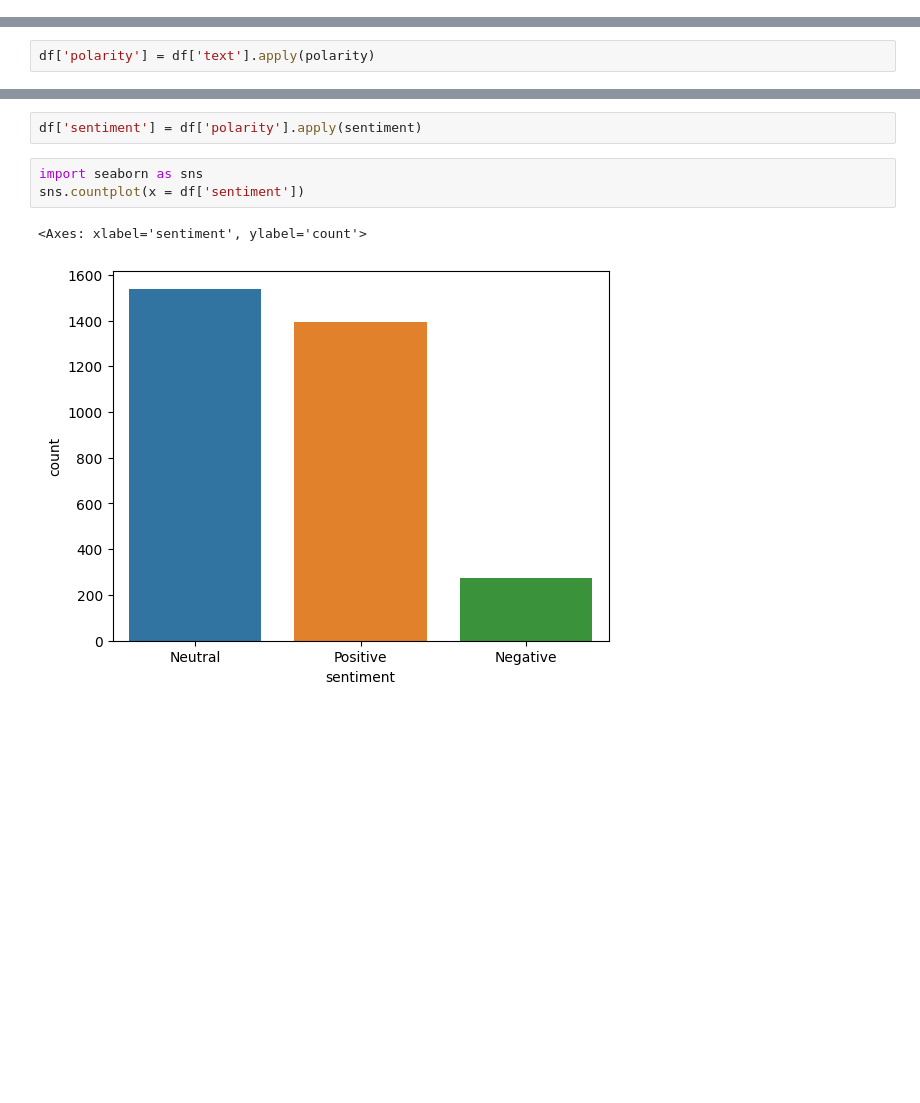
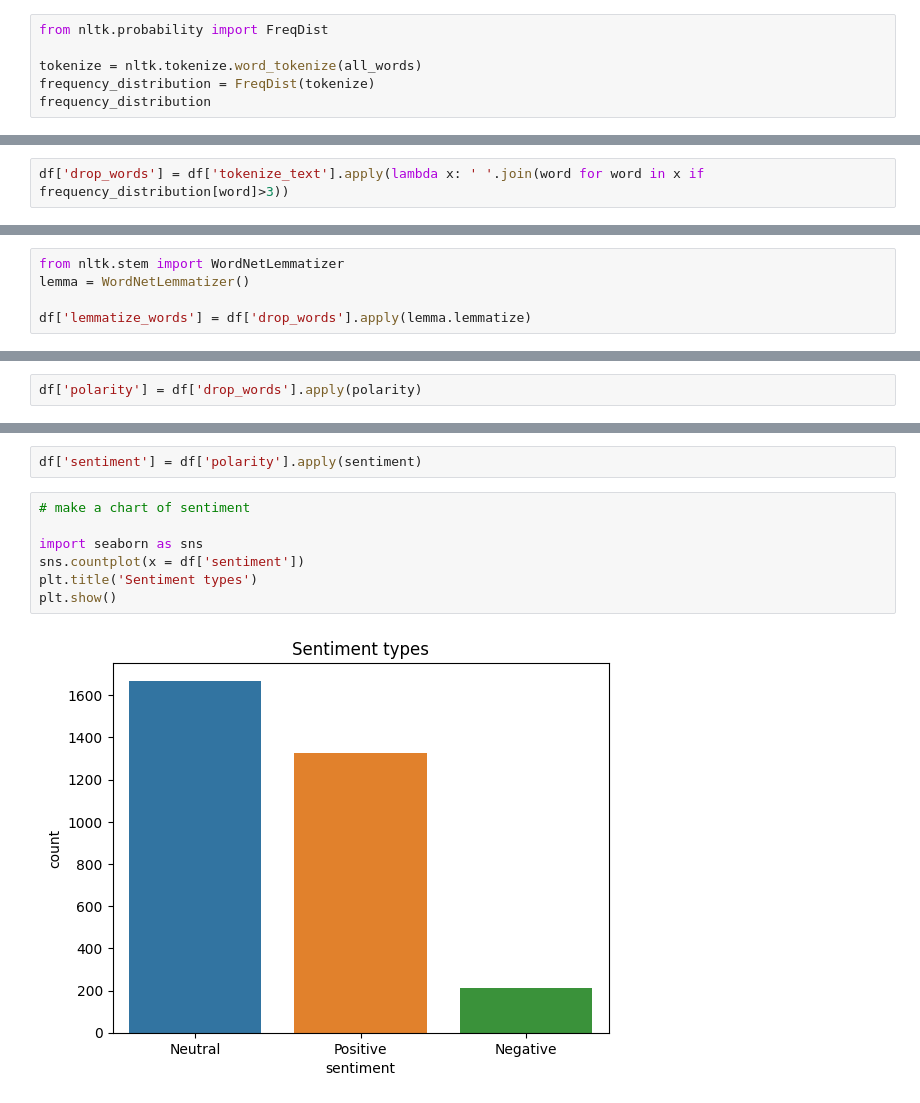
Before and after one commit to ShakilM26/Twitter-Sentiment-Analysis, a Jupyter notebook: Sentiment Analysis.ipynb, the cells around one changed output, grey strips where cells are left out. Saved outputs shown, nothing was run; the diff lists cells and outputs as text; blank space fills up the shorter version.

```diff
--- a/Sentiment Analysis.ipynb
+++ b/Sentiment Analysis.ipynb
@@ -110,0 +102,6 @@ print(df['text'].iloc[4],"\n")
+# %%
+from nltk.probability import FreqDist
+
+tokenize = nltk.tokenize.word_tokenize(all_words)
+frequency_distribution = FreqDist(tokenize)
+frequency_distribution
@@ -110,0 +110,2 @@ print(df['text'].iloc[4],"\n")
+# %%
+df['drop_words'] = df['tokenize_text'].apply(lambda x: ' '.join(word for word in x if frequency_distribution[word]>3))
@@ -110,0 +125,5 @@ print(df['text'].iloc[4],"\n")
+# %%
+from nltk.stem import WordNetLemmatizer
+lemma = WordNetLemmatizer()
+
+df['lemmatize_words'] = df['drop_words'].apply(lemma.lemmatize)
@@ -113,6 +145,6 @@ def polarity(text):
     return TextBlob(text).sentiment.polarity
 # %%
-df['polarity'] = df['text'].apply(polarity)
+df['polarity'] = df['drop_words'].apply(polarity)
 # %%
 df.head()
 # %% [output]
@@ -133,9 +165,12 @@ def sentiment(label):
 # %%
 df['sentiment'] = df['polarity'].apply(sentiment)
 # %%
+# make a chart of sentiment
+
 import seaborn as sns
 sns.countplot(x = df['sentiment'])
+plt.title('Sentiment types')
+plt.show()
 # %% [output]
-<Axes: xlabel='sentiment', ylabel='count'>
-[figure, old version]
+[figure, new version]
 # %%
```
Also changed, not shown: parts of 32 cells of this notebook.
